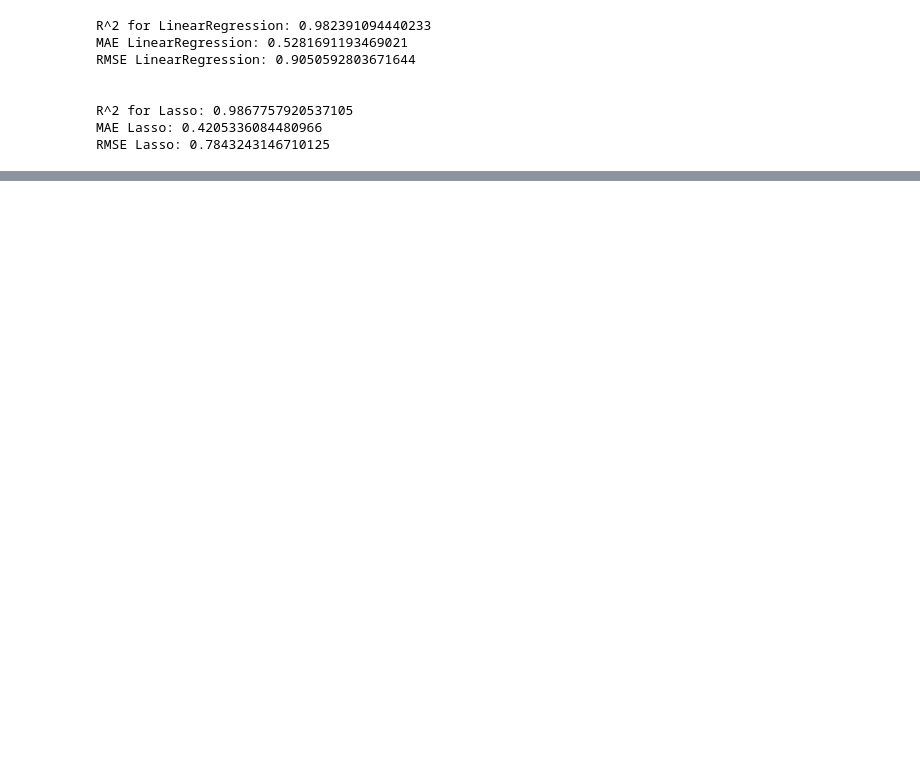
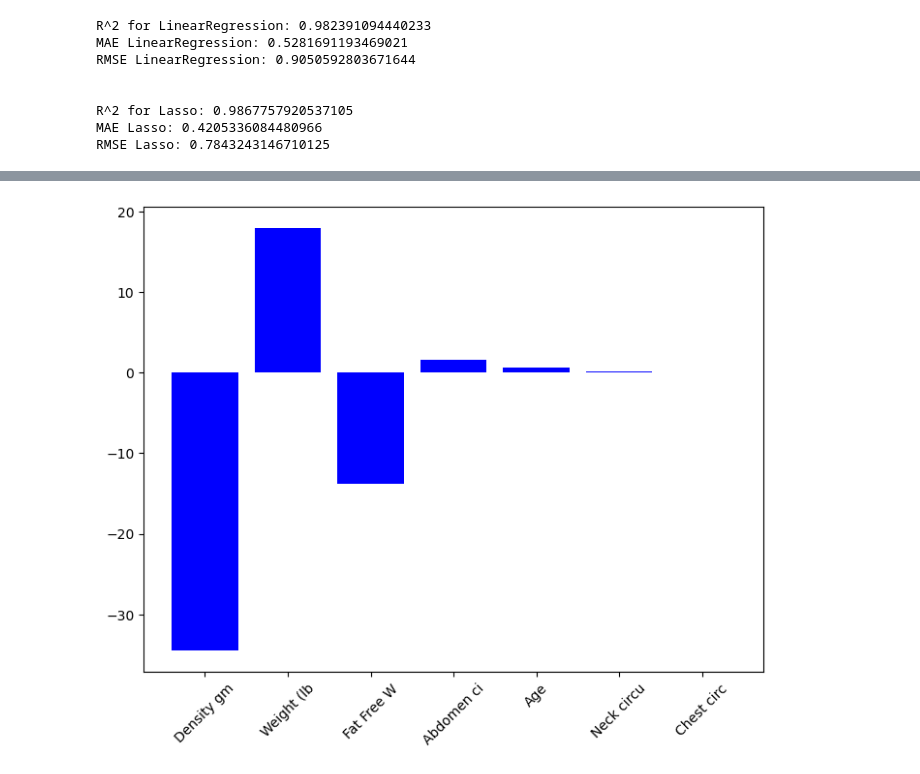
Before and after one commit to sergio-aci/Practice, a Jupyter notebook: Lasso Regression and Hyperparameter tuning using sklearn.ipynb, the cells around one changed output, grey strips where cells are left out. Cells and saved outputs as stored; diff of their text form; code cells hidden in the pictures; blank space fills up the shorter version.

```diff
--- a/Lasso Regression and Hyperparameter tuning using sklearn.ipynb
+++ b/Lasso Regression and Hyperparameter tuning using sklearn.ipynb
@@ -431,0 +489,9 @@ SyntaxError: 'return' outside function (1828889743.py, line 14)
+# %%
+fig = plt.figure()
+ax = fig.add_axes([0,0,1,1])
+ax.bar([x for x in range(len(importance))], height=importance[np.argsort(np.abs(importance))[::-1]], color='b')
+ax.set_xticks([i for i in range(len(importance))])
+ax.set_xticklabels([labels[i] for i in np.argsort(np.abs(importance))[::-1]], rotation=45)
+plt.show()
+# %% [output]
+[figure, added]
```
Also changed, not shown: parts of 23 cells of this notebook.
